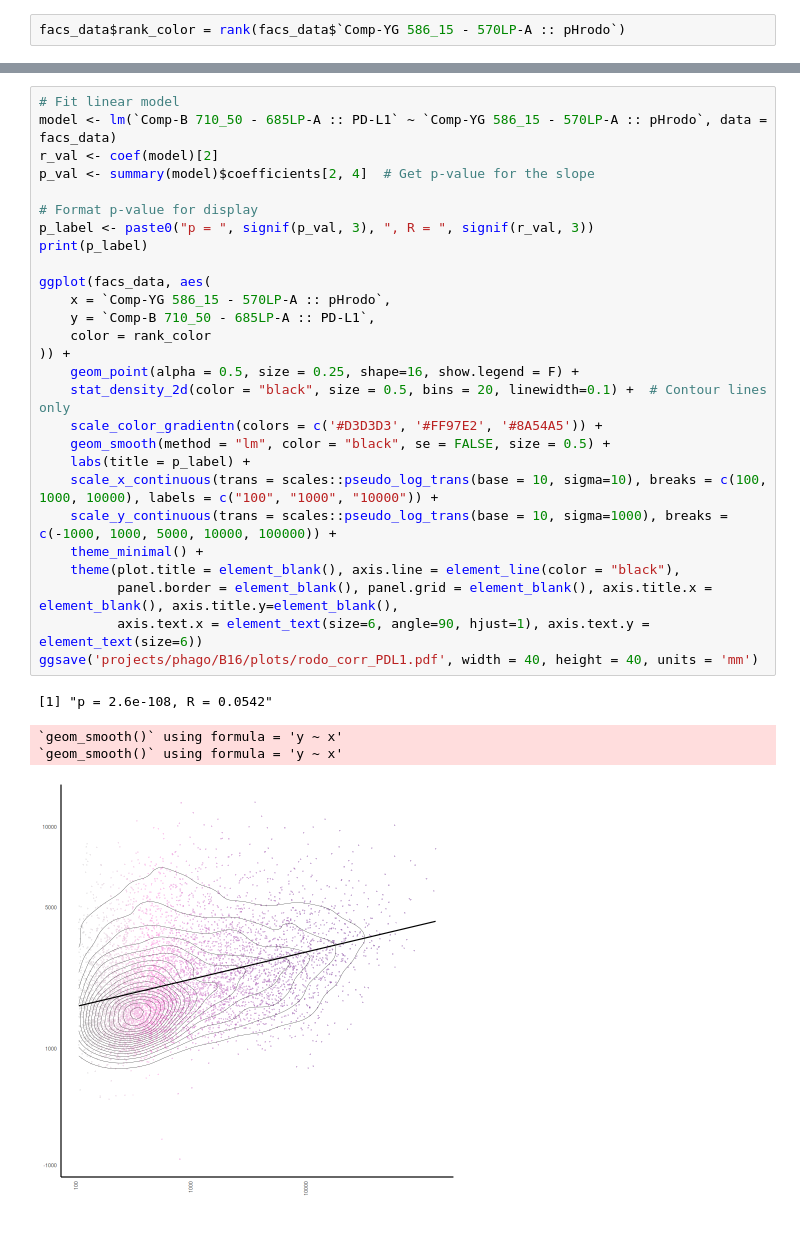
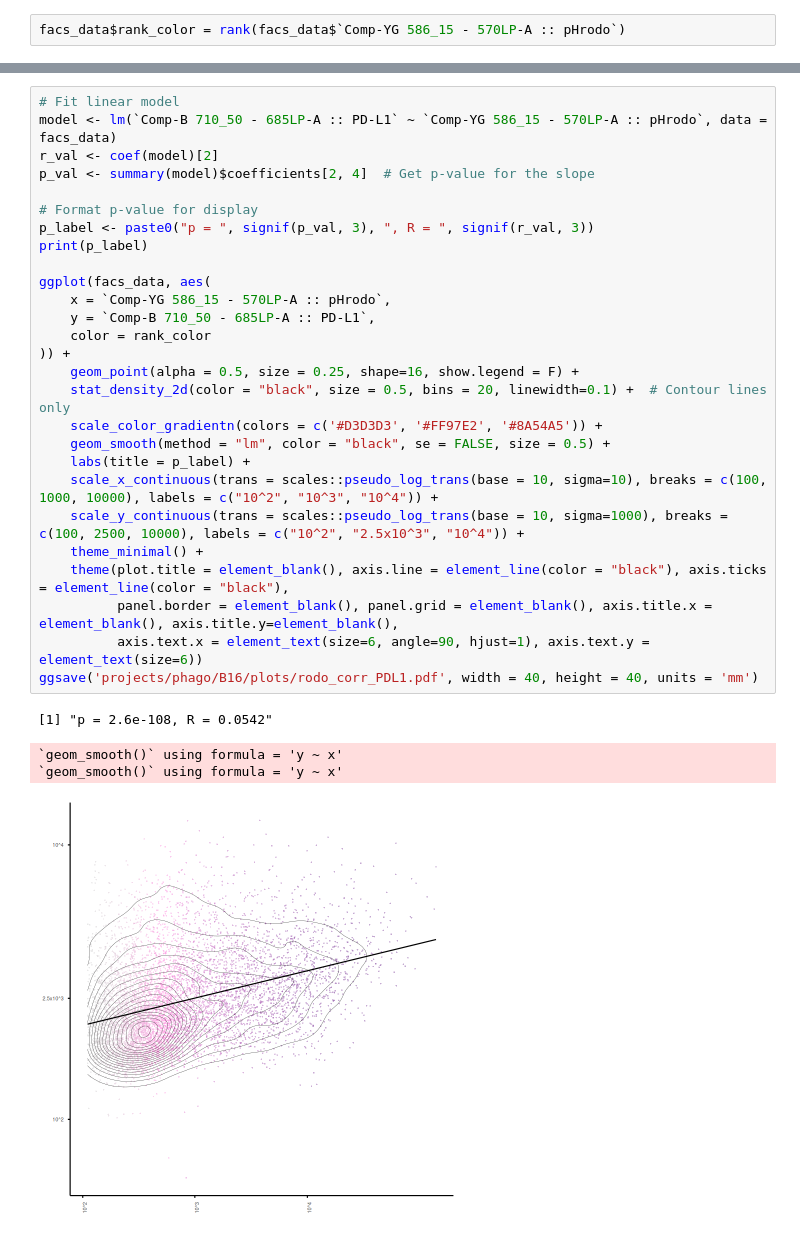
Before and after one commit to MeravCohenLab/EfferoSeq, a Jupyter notebook: Fig3k-m.ipynb, the cells around one changed output, grey strips where cells are left out. Drawn from its saved outputs; the diff is of its cells as text.

```diff
--- a/Fig3k-m.ipynb
+++ b/Fig3k-m.ipynb
@@ -121,35 +122,35 @@ ggsave('projects/phago/B16/plots/rodo_corr_MHCII.pdf', width = 40, height = 40,
 # %%
 # Fit linear model
 model <- lm(`Comp-B 710_50 - 685LP-A :: PD-L1` ~ `Comp-YG 586_15 - 570LP-A :: pHrodo`, data = facs_data)
 r_val <- coef(model)[2]
 p_val <- summary(model)$coefficients[2, 4]  # Get p-value for the slope
 
 # Format p-value for display
 p_label <- paste0("p = ", signif(p_val, 3), ", R = ", signif(r_val, 3))
 print(p_label)
 
 ggplot(facs_data, aes(
     x = `Comp-YG 586_15 - 570LP-A :: pHrodo`,
     y = `Comp-B 710_50 - 685LP-A :: PD-L1`,
     color = rank_color
 )) +
     geom_point(alpha = 0.5, size = 0.25, shape=16, show.legend = F) +
     stat_density_2d(color = "black", size = 0.5, bins = 20, linewidth=0.1) +  # Contour lines only
     scale_color_gradientn(colors = c('#D3D3D3', '#FF97E2', '#8A54A5')) +
     geom_smooth(method = "lm", color = "black", se = FALSE, size = 0.5) +
     labs(title = p_label) +
-    scale_x_continuous(trans = scales::pseudo_log_trans(base = 10, sigma=10), breaks = c(100, 1000, 10000), labels = c("100", "1000", "10000")) +
-    scale_y_continuous(trans = scales::pseudo_log_trans(base = 10, sigma=1000), breaks = c(-1000, 1000, 5000, 10000, 100000)) +
+    scale_x_continuous(trans = scales::pseudo_log_trans(base = 10, sigma=10), breaks = c(100, 1000, 10000), labels = c("10^2", "10^3", "10^4")) +
+    scale_y_continuous(trans = scales::pseudo_log_trans(base = 10, sigma=1000), breaks = c(100, 2500, 10000), labels = c("10^2", "2.5x10^3", "10^4")) +
     theme_minimal() +
-    theme(plot.title = element_blank(), axis.line = element_line(color = "black"),
+    theme(plot.title = element_blank(), axis.line = element_line(color = "black"), axis.ticks = element_line(color = "black"),
           panel.border = element_blank(), panel.grid = element_blank(), axis.title.x = element_blank(), axis.title.y=element_blank(),
           axis.text.x = element_text(size=6, angle=90, hjust=1), axis.text.y = element_text(size=6))
 ggsave('projects/phago/B16/plots/rodo_corr_PDL1.pdf', width = 40, height = 40, units = 'mm')
 # %% [output]
 [1] "p = 2.6e-108, R = 0.0542"
 `geom_smooth()` using formula = 'y ~ x'
 `geom_smooth()` using formula = 'y ~ x'
-[figure, old version]
+[figure, new version]
 # %%
 # Fit linear model
 model <- lm(`Comp-R 780_60 - 750LP-A :: PDPN` ~ `Comp-YG 586_15 - 570LP-A :: pHrodo`, data = facs_data)
```
Also changed, not shown: parts of 3 cells of this notebook.
